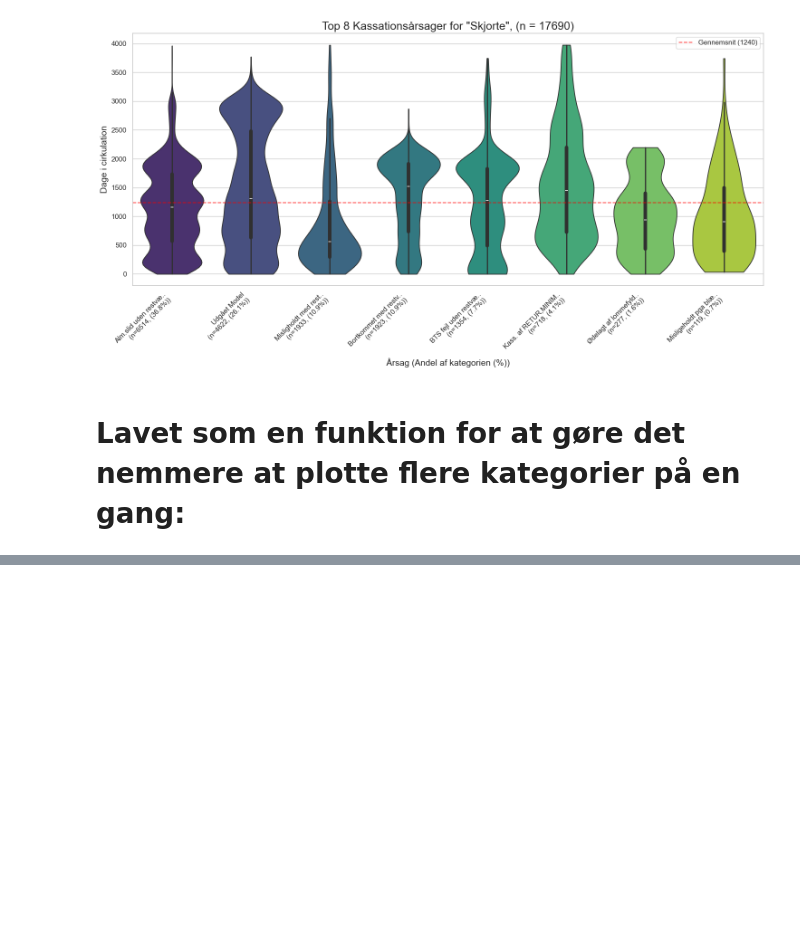
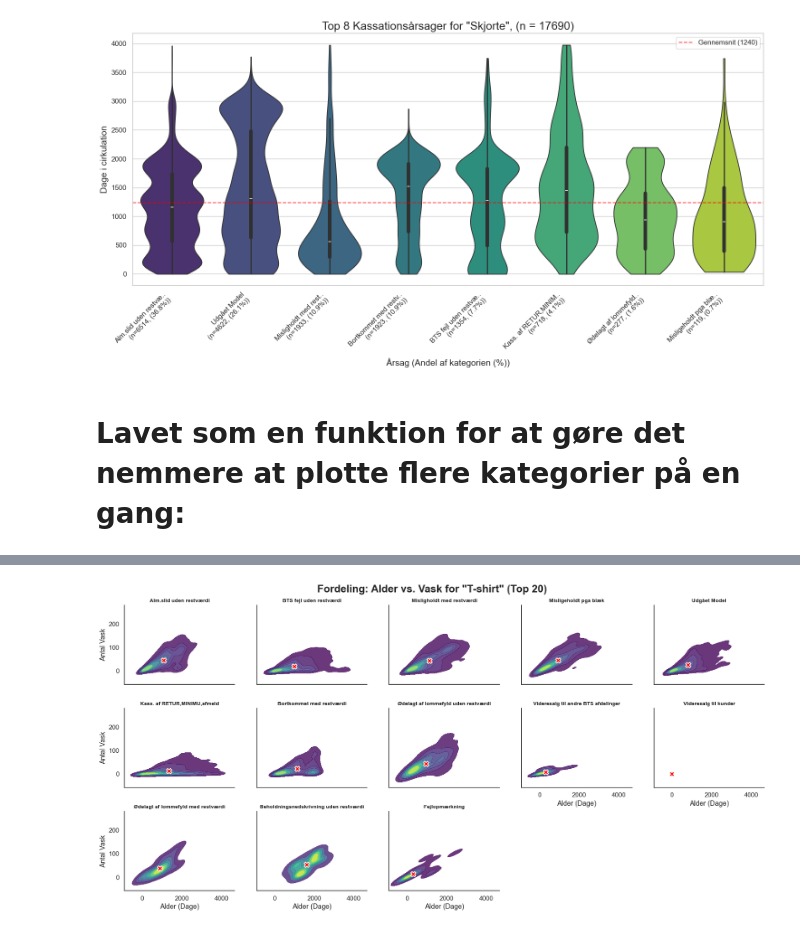
Before and after one commit to Mathias2209/Dataprojekt, a Jupyter notebook: Violinplots forbedret.ipynb, the cells around one changed output, grey strips where cells are left out. Drawn from its saved outputs; the diff is of its cells as text; code cells hidden in the pictures; blank space fills up the shorter version.

```diff
--- a/Violinplots forbedret.ipynb
+++ b/Violinplots forbedret.ipynb
@@ -360,0 +364,86 @@ Passing `palette` without assigning `hue` is deprecated and will be removed in v
+# %%
+import matplotlib.pyplot as plt
+import seaborn as sns
+import pandas as pd
+import numpy as np
+
+def lav_lækre_plots(valgt_kategori, data, N_årsager=20):
+
+    print(f"Genererer plots for '{valgt_kategori}' (Top {N_årsager} årsager)...")
+
+    # 1. DATA FORBEREDELSE
+    # Sørg for at vi har kategorier
+    if 'Kategori' not in data.columns:
+        data['Kategori'] = data['Produkt - Produkt'].apply(find_kategori)
+
+    cols = ['Dage i cirkulation', 'Total antal vask']
+    for c in cols:
+        data[c] = pd.to_numeric(data[c], errors='coerce')
+
+    # Filtrer på kategorien
+    if valgt_kategori == 'Alle':
+        df_subset = data.copy()
+    else:
+        df_subset = data[data['Kategori'] == valgt_kategori].copy()
+
+    # 2. FIND DE TOP N ÅRSAGER
+    top_årsager = df_subset['Kassationsårsag (ui)'].value_counts().head(N_årsager).index
+    df_plot = df_subset[df_subset['Kassationsårsag (ui)'].isin(top_årsager)]
+
+    # 3. RENS DATA (Kun for syns skyld)
+    # Vi fjerner outliers i plottet, så graferne ikke bliver "mast sammen"
+    df_plot = df_plot[
+        (df_plot['Dage i cirkulation'] < 4000) &
+        (df_plot['Total antal vask'] < 350)
+    ]
+
+    # 4. FJERN ÅRSAGER MED FOR LIDT DATA
+    # KDE-plots crasher, hvis der er for få punkter (f.eks. under 5). Vi filtrerer dem fra.
+    counts = df_plot['Kassationsårsag (ui)'].value_counts()
+    nok_data_årsager = counts[counts > 10].index
+    df_plot = df_plot[df_plot['Kassationsårsag (ui)'].isin(nok_data_årsager)]
+
+    # 5. OPSÆT PLOTTET (FacetGrid)
+    sns.set_theme(style="white", font_scale=1.1) # Rent hvidt tema
+
+    # col_wrap=5 betyder 5 grafer ved siden af hinanden
+    g = sns.FacetGrid(df_plot, col='Kassationsårsag (ui)', col_wrap=5, height=3, aspect=1.2)
+
+    # 6. TEGN DET "PÆNE" PLOT (KDE / KONTUR)
+    # fill=True: Udfylder kurverne med farve
+    # levels=8: Hvor mange "højdemeter"-streger skal der være?
+    # thresh=0.05: Skjul de aller-yderste 5% (støjen), så baggrunden bliver hvid
+    g.map_dataframe(
+        sns.kdeplot,
+        x='Dage i cirkulation',
+        y='Total antal vask',
+        fill=True,
+        levels=8,
+        cmap="viridis", # Prøv også "mako", "rocket" eller "coolwarm"
+        thresh=0.05,
+        alpha=0.8       # Hvor gennemsigtig farven er
+    )
+
+    # 7. TILFØJ GENNEMSNIT (Rødt kryds)
+    def plot_mean(x, y, **kwargs):
+        if len(x) > 0:
+            plt.scatter(x.mean(), y.mean(), color='red', s=100, marker='X', edgecolors='white', linewidths=1.5, zorder=10)
+
+    g.map(plot_mean, 'Dage i cirkulation', 'Total antal vask')
+
+    # 8. PYNT
+    g.set_titles(col_template="{col_name}", fontweight='bold', size=10)
+    g.set_axis_labels("Alder (Dage)", "Antal Vask")
+
+    # Juster mellemrum så titlen kan være der
+    g.fig.subplots_adjust(top=0.92, hspace=0.3, wspace=0.2)
+    g.fig.suptitle(f'Fordeling: Alder vs. Vask for "{valgt_kategori}" (Top {N_årsager})', fontsize=20, weight='bold')
+
+    plt.show()
+
+# --- SÅDAN BRUGER DU DEN ---
+
+# Sæt N til 20 (eller 15, 25 osv.)
+# Vælg din kategori, fx 'Bukser', 'T-shirt' eller 'Alle'
+lav_lækre_plots('T-shirt', df_total, N_årsager=20)
+# %% [output]
@@ -360,0 +451 @@ Passing `palette` without assigning `hue` is deprecated and will be removed in v
+[figure, added]
```
Also changed, not shown: parts of 9 cells of this notebook.
